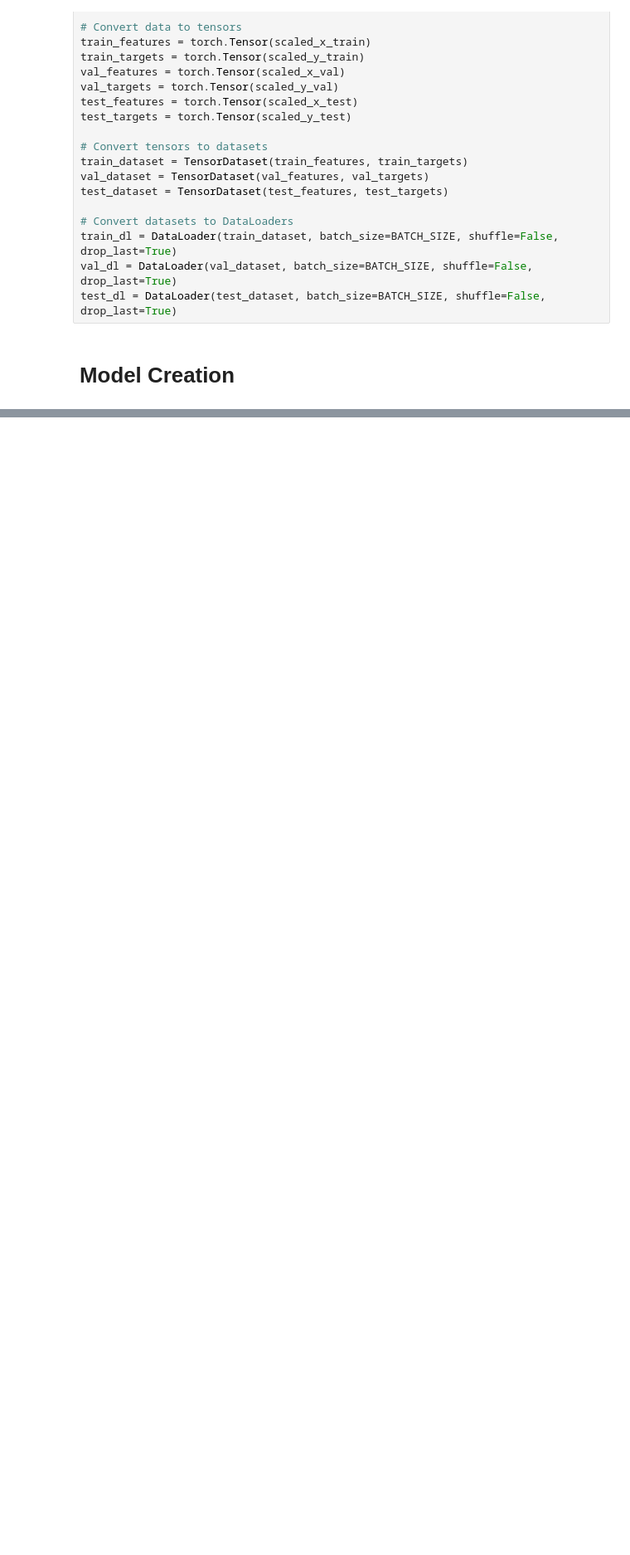
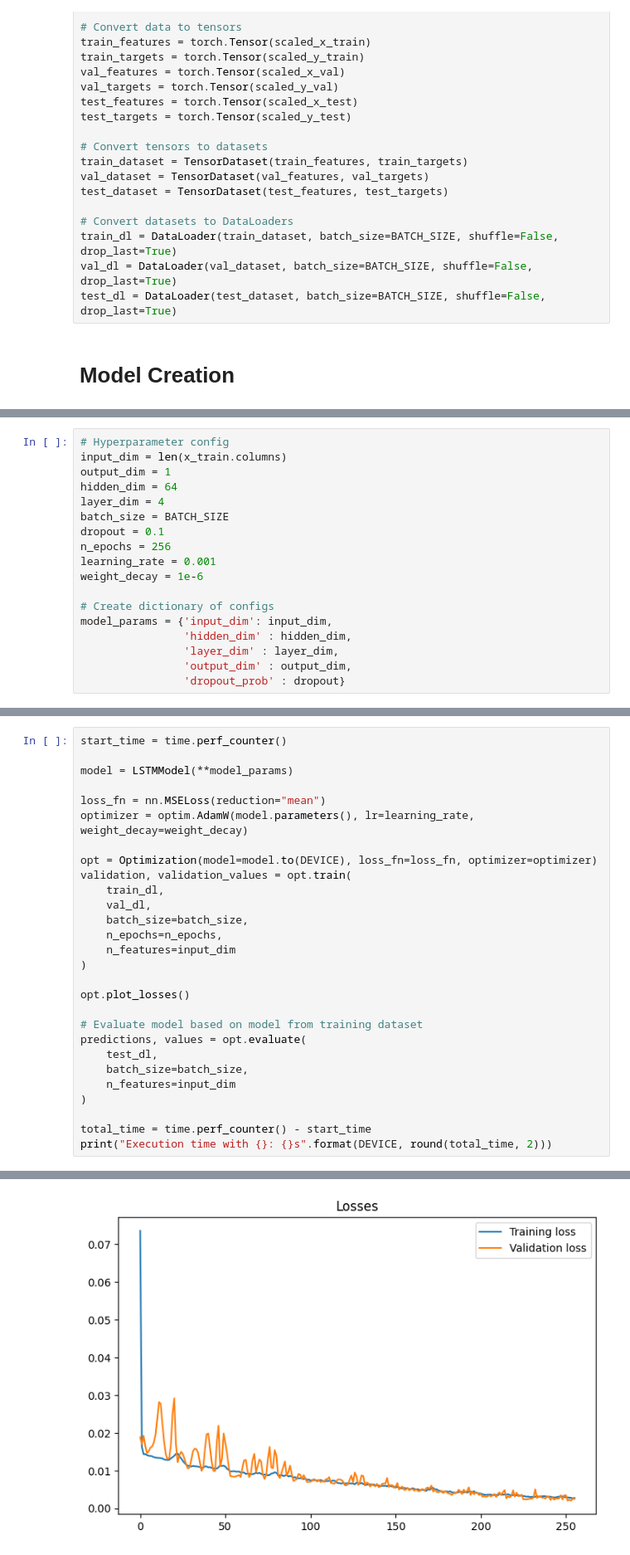
Before and after one commit to AyazCiplak/ml-sea-level-predictor, a Jupyter notebook: model.ipynb, the cells around one changed output, grey strips where cells are left out. Shown at 83% size. Cells and saved outputs as stored; diff of their text form; blank space fills up the shorter version.

Commit message:
Model Creation

```diff
--- a/model.ipynb
+++ b/model.ipynb
@@ -409,0 +701,18 @@ Source for LSTMModel class implementation: https://www.educative.io/answers/how-
+# %%
+# Hyperparameter config
+input_dim = len(x_train.columns)
+output_dim = 1
+hidden_dim = 64
+layer_dim = 4
+batch_size = BATCH_SIZE
+dropout = 0.1
+n_epochs = 256
+learning_rate = 0.001
+weight_decay = 1e-6
+
+# Create dictionary of configs
+model_params = {'input_dim': input_dim,
+                'hidden_dim' : hidden_dim,
+                'layer_dim' : layer_dim,
+                'output_dim' : output_dim,
+                'dropout_prob' : dropout}
@@ -409,0 +721,29 @@ Source for LSTMModel class implementation: https://www.educative.io/answers/how-
+# %%
+start_time = time.perf_counter()
+
+model = LSTMModel(**model_params)
+
+loss_fn = nn.MSELoss(reduction="mean")
+optimizer = optim.AdamW(model.parameters(), lr=learning_rate, weight_decay=weight_decay)
+
+opt = Optimization(model=model.to(DEVICE), loss_fn=loss_fn, optimizer=optimizer)
+validation, validation_values = opt.train(
+    train_dl,
+    val_dl,
+    batch_size=batch_size,
+    n_epochs=n_epochs,
+    n_features=input_dim
+)
+
+opt.plot_losses()
+
+# Evaluate model based on model from training dataset
+predictions, values = opt.evaluate(
+    test_dl,
+    batch_size=batch_size,
+    n_features=input_dim
+)
+
+total_time = time.perf_counter() - start_time
+print("Execution time with {}: {}s".format(DEVICE, round(total_time, 2)))
+# %% [output]
@@ -409,0 +767 @@ Source for LSTMModel class implementation: https://www.educative.io/answers/how-
+[figure, added]
```
Also changed, not shown: parts of 30 cells of this notebook, 1 other file.
